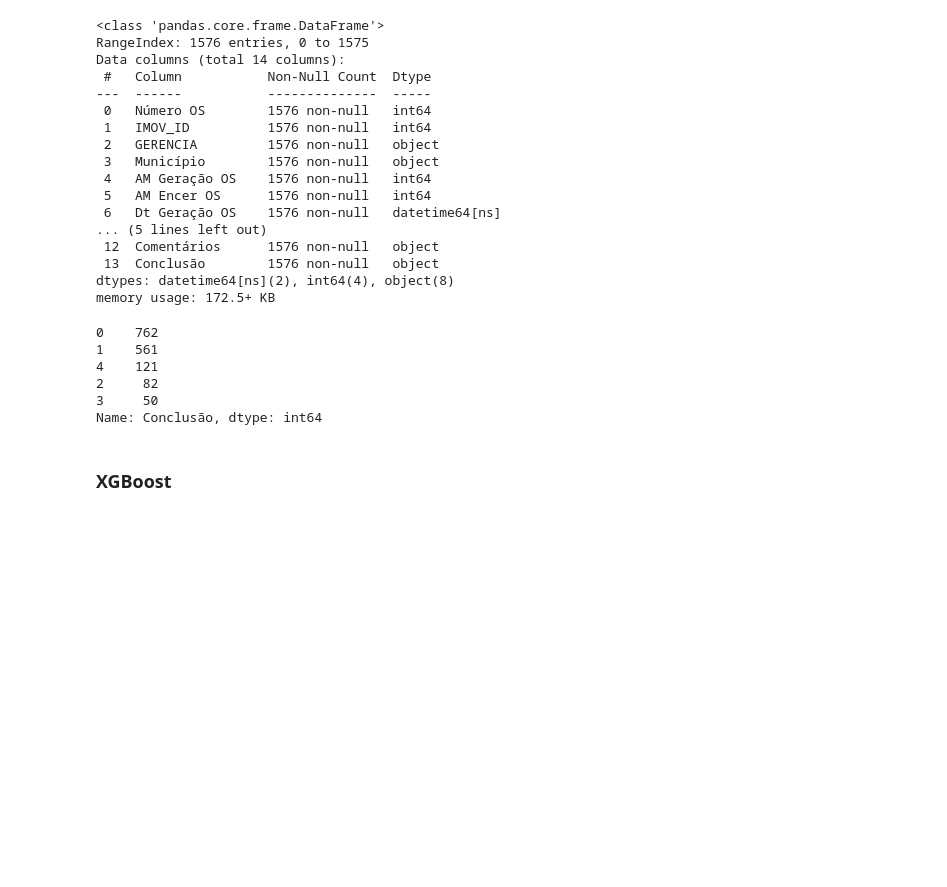
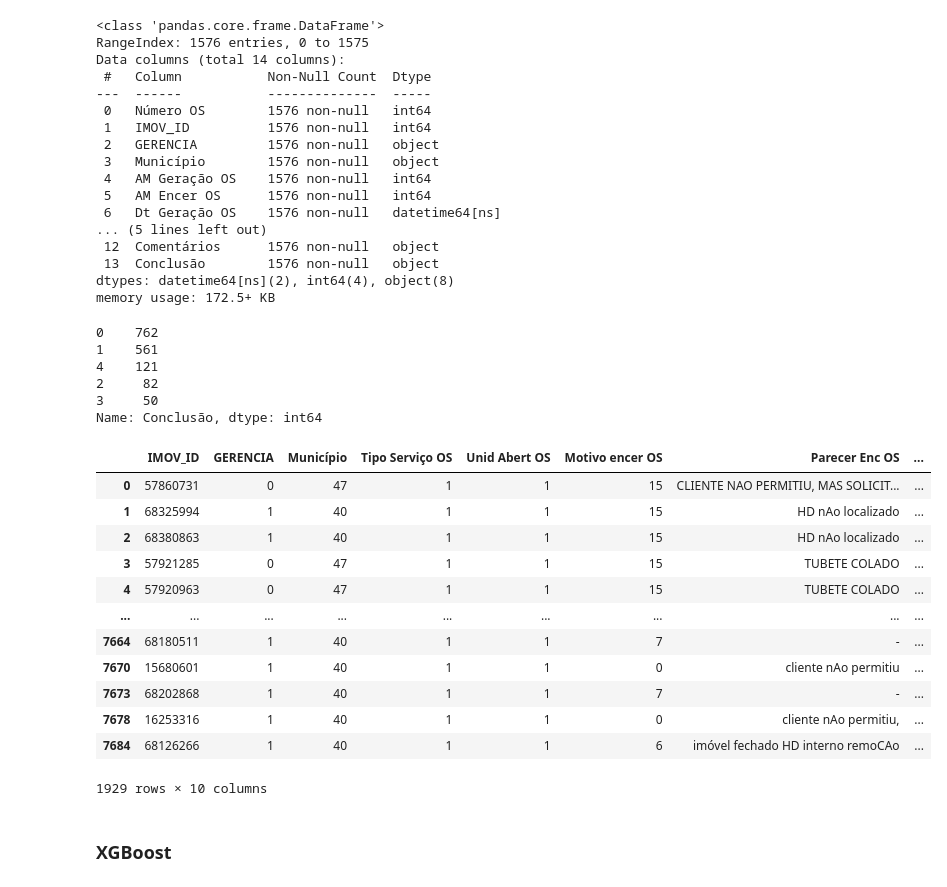
Before and after one commit to Kathyllen/Compesa, a Jupyter notebook: Estudo_De_Encerramentos.ipynb, the cells around one changed output. Cells and saved outputs as stored; diff of their text form; code cells hidden in the pictures; blank space fills up the shorter version.

```diff
--- a/Estudo_De_Encerramentos.ipynb
+++ b/Estudo_De_Encerramentos.ipynb
@@ -82,10 +105,56 @@ dataframe = dataframe.drop(columns = ['Localidade', 'Número OS', 'IMOV_ID', 'AM
 Var_Categoricas = ['GERENCIA', 'Município', 'Tipo Serviço OS', 'Unid Abert OS', 'Motivo encer OS']
 # %%
 dataframe[Var_Categoricas] = dataframe[Var_Categoricas].astype('category')
-
-LE = LabelEncoder()
-for i in Var_Categoricas:
-    dataframe[i] = dataframe[[i]].apply(LE.fit_transform)
+# %%
+class MultiColumnLabelEncoder:
+
+    def __init__(self, columns=None):
+        self.columns = columns # array of column names to encode
+
+    def fit(self, X, y=None):
+        self.encoders = {}
+        columns = X.columns if self.columns is None else self.columns
+        for col in columns:
+            self.encoders[col] = LabelEncoder().fit(X[col])
+        return self
+
+    def transform(self, X):
+        output = X.copy()
+        columns = X.columns if self.columns is None else self.columns
+        for col in columns:
+            output[col] = self.encoders[col].transform(X[col])
+        return output
+
+    def fit_transform(self, X, y=None):
+        return self.fit(X,y).transform(X)
+
+    def inverse_transform(self, X):
+        output = X.copy()
+        columns = X.columns if self.columns is None else self.columns
+        for col in columns:
+            output[col] = self.encoders[col].inverse_transform(X[col])
+        return output
+# %%
+multi = MultiColumnLabelEncoder(columns = Var_Categoricas)
+encoded_data = multi.fit_transform(dataframe)
+# %%
+dataframe_encoded = pd.DataFrame(encoded_data, columns = dataframe.columns)
+# %%
+dataframe_encoded
+# %% [output]
+|  | IMOV_ID | GERENCIA | Município | Tipo Serviço OS | Unid Abert OS | Motivo encer OS | Parecer Enc OS | ... |
+| 0 | 57860731 | 0 | 47 | 1 | 1 | 15 | CLIENTE NAO PERMITIU, MAS SOLICIT... | ... |
+| 1 | 68325994 | 1 | 40 | 1 | 1 | 15 | HD nAo localizado | ... |
+| 2 | 68380863 | 1 | 40 | 1 | 1 | 15 | HD nAo localizado | ... |
+| 3 | 57921285 | 0 | 47 | 1 | 1 | 15 | TUBETE COLADO | ... |
+| 4 | 57920963 | 0 | 47 | 1 | 1 | 15 | TUBETE COLADO | ... |
+| ... | ... | ... | ... | ... | ... | ... | ... | ... |
+| 7664 | 68180511 | 1 | 40 | 1 | 1 | 7 | - | ... |
+| 7670 | 15680601 | 1 | 40 | 1 | 1 | 0 | cliente nAo permitiu | ... |
+| 7673 | 68202868 | 1 | 40 | 1 | 1 | 7 | - | ... |
+| 7678 | 16253316 | 1 | 40 | 1 | 1 | 0 | cliente nAo permitiu, | ... |
+| 7684 | 68126266 | 1 | 40 | 1 | 1 | 6 | imóvel fechado HD interno remoCAo | ... |
+1929 rows × 10 columns
 # %%
 #Função para tirar símbolos e acentos e deixar o texto em lowercase:
 def remove_punctuation(text):
```
Also changed, not shown: parts of 22 cells of this notebook.
